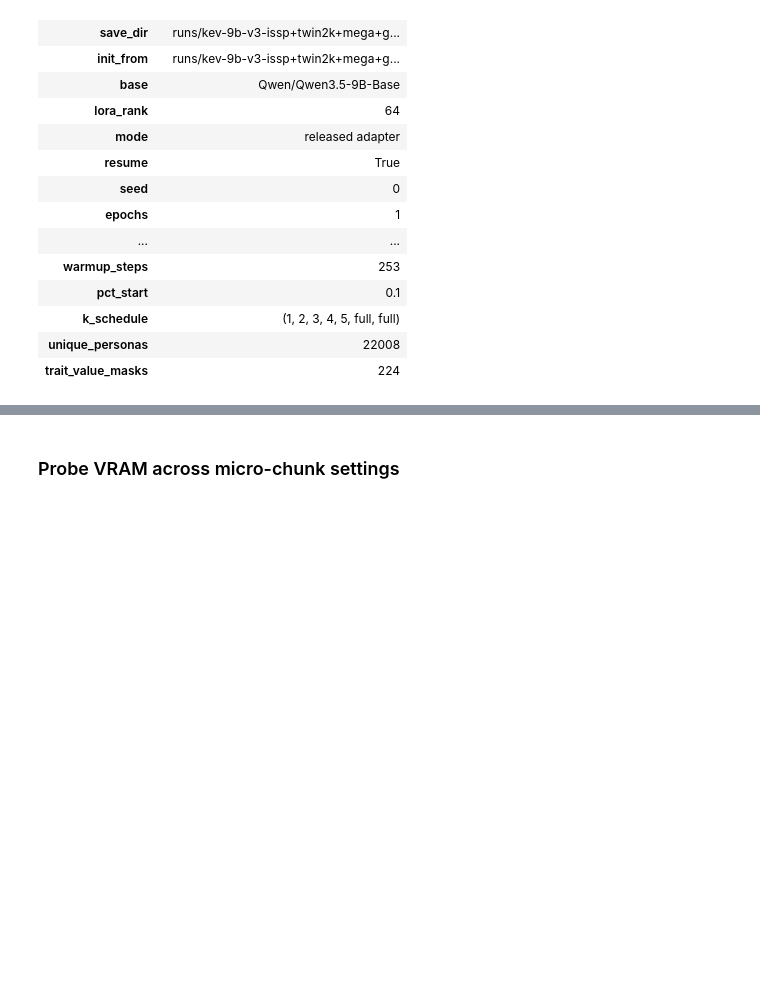
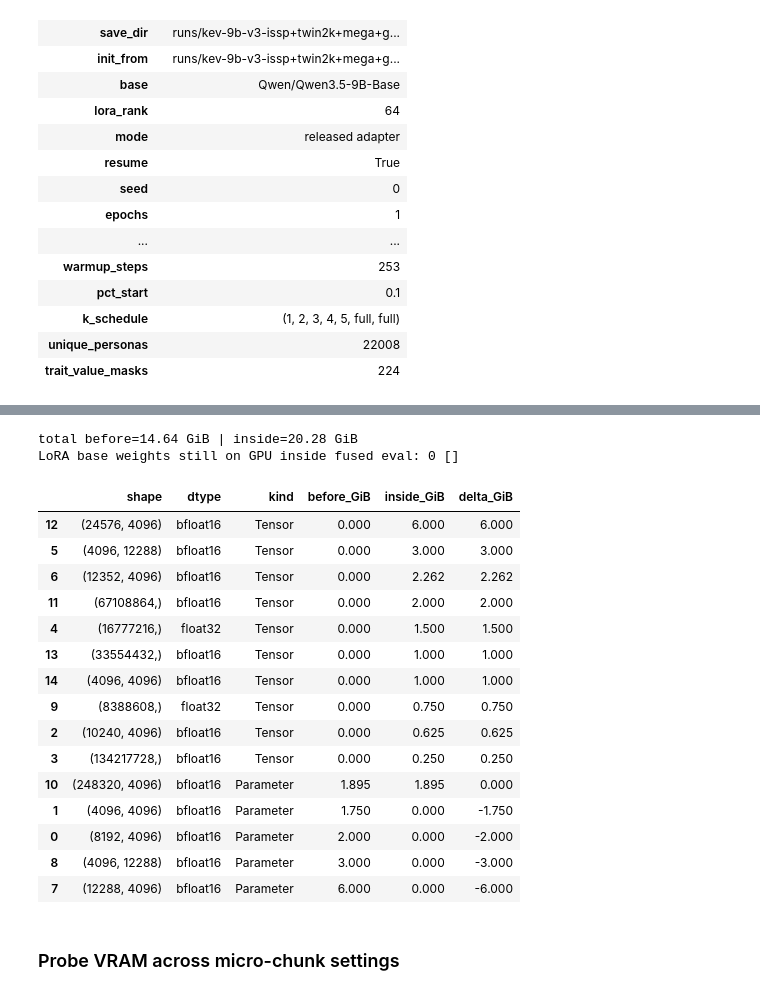
Before and after one commit to davoodwadi/decision-models-finetuning, a Jupyter notebook: code/train-notebooks/train-v3-issp-twin-mega-grummon-validchoice-marginals-9b.ipynb, the cells around one changed output, grey strips where cells are left out. Drawn from its saved outputs; the diff is of its cells as text; code cells hidden in the pictures; blank space fills up the shorter version.

```diff
--- a/code/train-notebooks/train-v3-issp-twin-mega-grummon-validchoice-marginals-9b.ipynb
+++ b/code/train-notebooks/train-v3-issp-twin-mega-grummon-validchoice-marginals-9b.ipynb
@@ -729,3 +767,82 @@ Reconstructing (incomplete total...): |          |  0.00B /  0.00B
+# %%
+import gc
+import torch
+from collections import Counter
+from data.base import fused_eval_context
+
+import weakref
+
+def big_cuda_tensors(min_mib=32):
+    seen, by_kind = set(), Counter()
+    for o in gc.get_objects():
+        if type(o) in weakref.ProxyTypes:
+            continue
+        if torch.is_tensor(o) and o.is_cuda:
+            ptr = o.untyped_storage().data_ptr()
+            nbytes = o.untyped_storage().nbytes()
+            if ptr in seen or nbytes < min_mib * 2**20:
+                continue
+            seen.add(ptr)
+            by_kind[(tuple(o.shape), str(o.dtype).replace("torch.", ""), type(o).__name__)] += nbytes
+    return by_kind
+
+G = 2**30
+
+def big_cuda_tensors(min_mib=32):
+    seen, by_kind = set(), Counter()
+    for o in gc.get_objects():
+        if not issubclass(type(o), torch.Tensor) or not o.is_cuda:
+            continue
+        ptr = o.untyped_storage().data_ptr()
+        nbytes = o.untyped_storage().nbytes()
+        if ptr in seen or nbytes < min_mib * 2**20:
+            continue
+        seen.add(ptr)
+        by_kind[(tuple(o.shape), str(o.dtype).replace("torch.", ""), type(o).__name__)] += nbytes
+    return by_kind
+
+free_gpu()
+before = big_cuda_tensors()
+trainer.model.eval()
+with trainer._eval_autocast(), fused_eval_context(trainer.model, eval_dtype=torch.bfloat16):
+    torch.cuda.synchronize()
+    inside = big_cuda_tensors()
+    base = trainer.model.net.lm.get_base_model()
+    not_offloaded = [
+        n for n, mod in base.named_modules()
+        if hasattr(mod, "base_layer") and mod.base_layer.weight.numel() > 0
+    ]
+trainer.model.train()
+free_gpu()
+
+rows = []
+for k in set(before) | set(inside):
+    rows.append({"shape": k[0], "dtype": k[1], "kind": k[2],
+                 "before_GiB": before[k] / G, "inside_GiB": inside[k] / G,
+                 "delta_GiB": (inside[k] - before[k]) / G})
+df_mem = pd.DataFrame(rows).sort_values("delta_GiB", ascending=False)
+print(f"total before={sum(before.values()) / G:.2f} GiB | inside={sum(inside.values()) / G:.2f} GiB")
+print(f"LoRA base weights still on GPU inside fused eval: {len(not_offloaded)}", not_offloaded[:10])
+display(df_mem.round(3).head(15))
+# %% [output]
+total before=14.64 GiB | inside=20.28 GiB
+LoRA base weights still on GPU inside fused eval: 0 []
+|  | shape | dtype | kind | before_GiB | inside_GiB | delta_GiB |
+| 12 | (24576, 4096) | bfloat16 | Tensor | 0.000 | 6.000 | 6.000 |
+| 5 | (4096, 12288) | bfloat16 | Tensor | 0.000 | 3.000 | 3.000 |
+| 6 | (12352, 4096) | bfloat16 | Tensor | 0.000 | 2.262 | 2.262 |
+| 11 | (67108864,) | bfloat16 | Tensor | 0.000 | 2.000 | 2.000 |
+| 4 | (16777216,) | float32 | Tensor | 0.000 | 1.500 | 1.500 |
+| 13 | (33554432,) | bfloat16 | Tensor | 0.000 | 1.000 | 1.000 |
+| 14 | (4096, 4096) | bfloat16 | Tensor | 0.000 | 1.000 | 1.000 |
+| 9 | (8388608,) | float32 | Tensor | 0.000 | 0.750 | 0.750 |
+| 2 | (10240, 4096) | bfloat16 | Tensor | 0.000 | 0.625 | 0.625 |
+| 3 | (134217728,) | bfloat16 | Tensor | 0.000 | 0.250 | 0.250 |
+| 10 | (248320, 4096) | bfloat16 | Parameter | 1.895 | 1.895 | 0.000 |
+| 1 | (4096, 4096) | bfloat16 | Parameter | 1.750 | 0.000 | -1.750 |
+| 0 | (8192, 4096) | bfloat16 | Parameter | 2.000 | 0.000 | -2.000 |
+| 8 | (4096, 12288) | bfloat16 | Parameter | 3.000 | 0.000 | -3.000 |
+| 7 | (12288, 4096) | bfloat16 | Parameter | 6.000 | 0.000 | -6.000 |
 # %% [markdown]
 ### Probe VRAM across micro-chunk settings
 # %%
```
Also changed, not shown: parts of 4 cells of this notebook, 43 other files.
